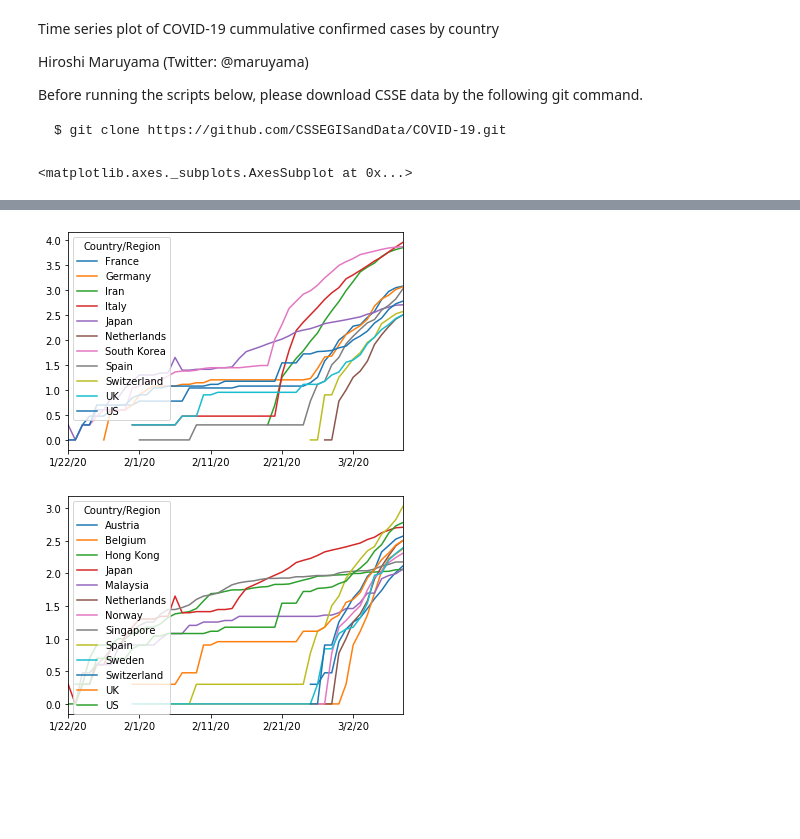
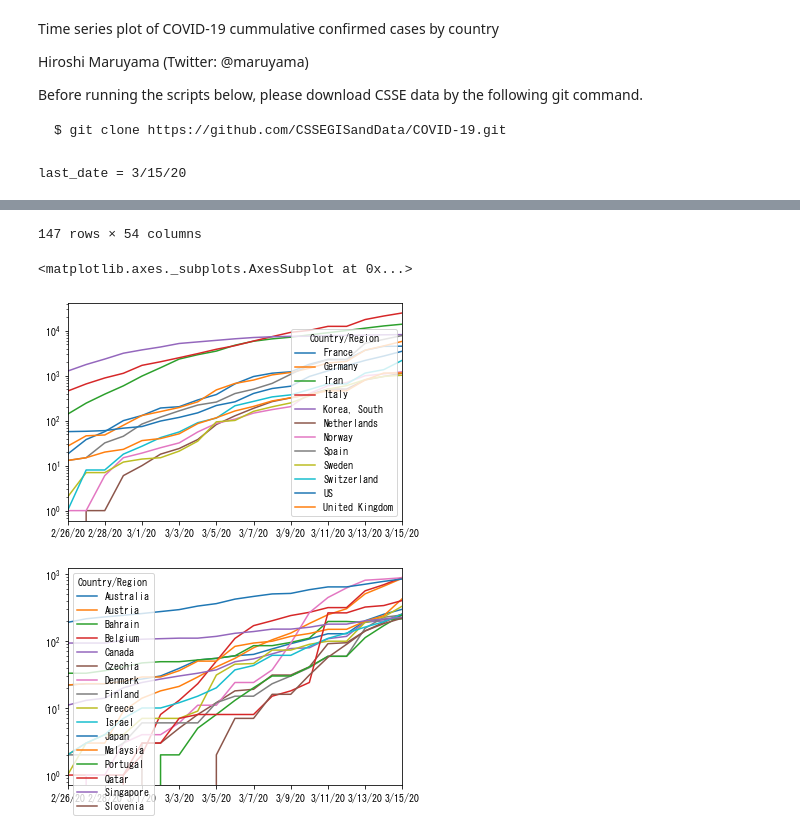
Before and after one commit to personal-hm2/coronavirus_model, a Jupyter notebook: COVID-19 Plot.ipynb, the cells around one changed output, grey strips where cells are left out. Drawn from its saved outputs; the diff is of its cells as text; code cells hidden in the pictures; blank space fills up the shorter version.

Commit message:
Added COVID-19 plot

```diff
--- a/COVID-19 Plot.ipynb
+++ b/COVID-19 Plot.ipynb
@@ -14,20 +14,24 @@ import pandas as pd
 import matplotlib as plt
 import numpy as np
 
-df = pd.read_csv('COVID-19/csse_covid_19_data/csse_covid_19_time_series/time_series_19-covid-Confirmed.csv')
+df = pd.read_csv('https://raw.githubusercontent.com/CSSEGISandData/COVID-19/master/csse_covid_19_data/csse_covid_19_time_series/time_series_19-covid-Confirmed.csv')
 df = df.drop(columns=["Lat", "Long"])
 
 last_date = df.columns[-1]
+print("last_date =", last_date)
 
 country_df = df.groupby("Country/Region").sum()
-# display(country_df)
+display(country_df)
 
-country_df = country_df.drop(["Mainland China", "Others"])
+country_df = country_df.drop(["China", "Cruise Ship"])
 
-t = country_df[(country_df[last_date] > 300) ].T
-np.log10(t).plot()
+t = country_df[(country_df[last_date] > 1000) ].T    # 累計確定症例報告数が500以上の国
 
-t = country_df[(country_df[last_date] > 100) & (country_df["3/8/20"] < 700) ].T
-np.log10(t).plot()
+t[35:].plot(logy=True)
+
+# Slect countries with cummulative cofirmed cases between 100 and 700
+
+t = country_df[(country_df[last_date] > 200) & (country_df[last_date] < 1000) ].T
+t[35:].plot(logy=True)
 # %% [output]
-<matplotlib.axes._subplots.AxesSubplot at 0x...>
+last_date = 3/15/20
@@ -34,2 +51,4 @@ np.log10(t).plot()
+147 rows × 54 columns
+<matplotlib.axes._subplots.AxesSubplot at 0x...>
-[figure, old version]
+[figure, new version]
-[figure, old version]
+[figure, new version]
```
Also changed, not shown: parts of 4 cells of this notebook.
